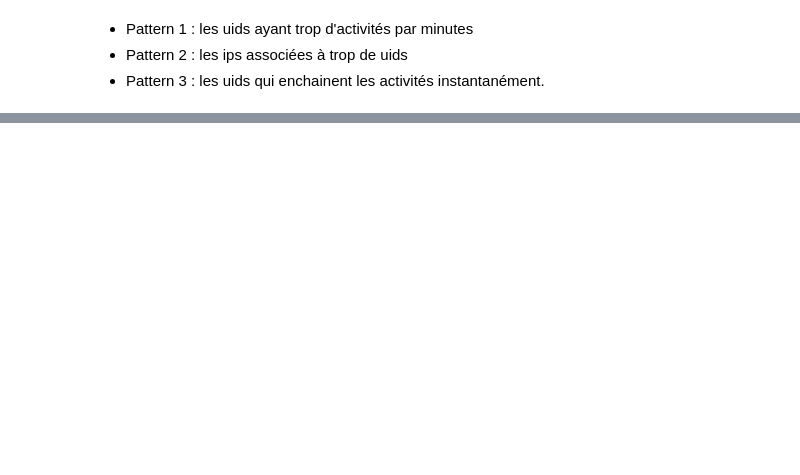
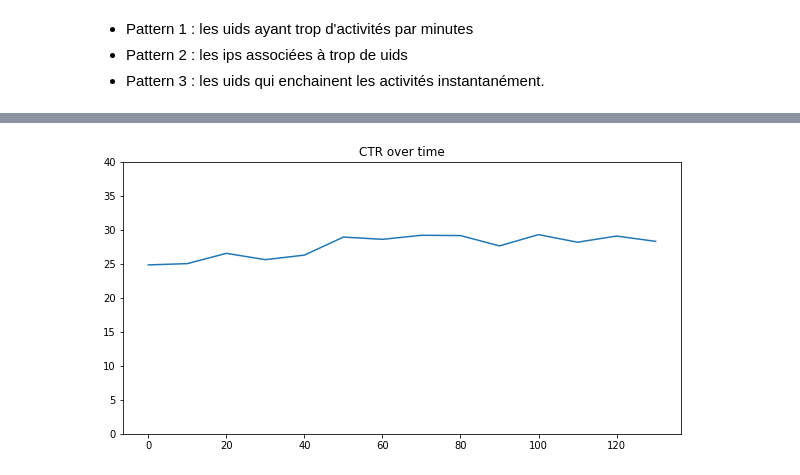
Before and after one commit to vesran/AdFraud-detector, a Jupyter notebook: analysis/Analysis.ipynb, the cells around one changed output, grey strips where cells are left out. Saved outputs shown, nothing was run; the diff lists cells and outputs as text; code cells hidden in the pictures; blank space fills up the shorter version.

```diff
--- a/analysis/Analysis.ipynb
+++ b/analysis/Analysis.ipynb
@@ -291,0 +150,4 @@ CTR_by_window(out, window_size=1)
+# %%
+CTR_by_window(df_clean, 10, plot=True)
+# %% [output]
+[figure, added]
```
Also changed, not shown: parts of 65 cells of this notebook.
